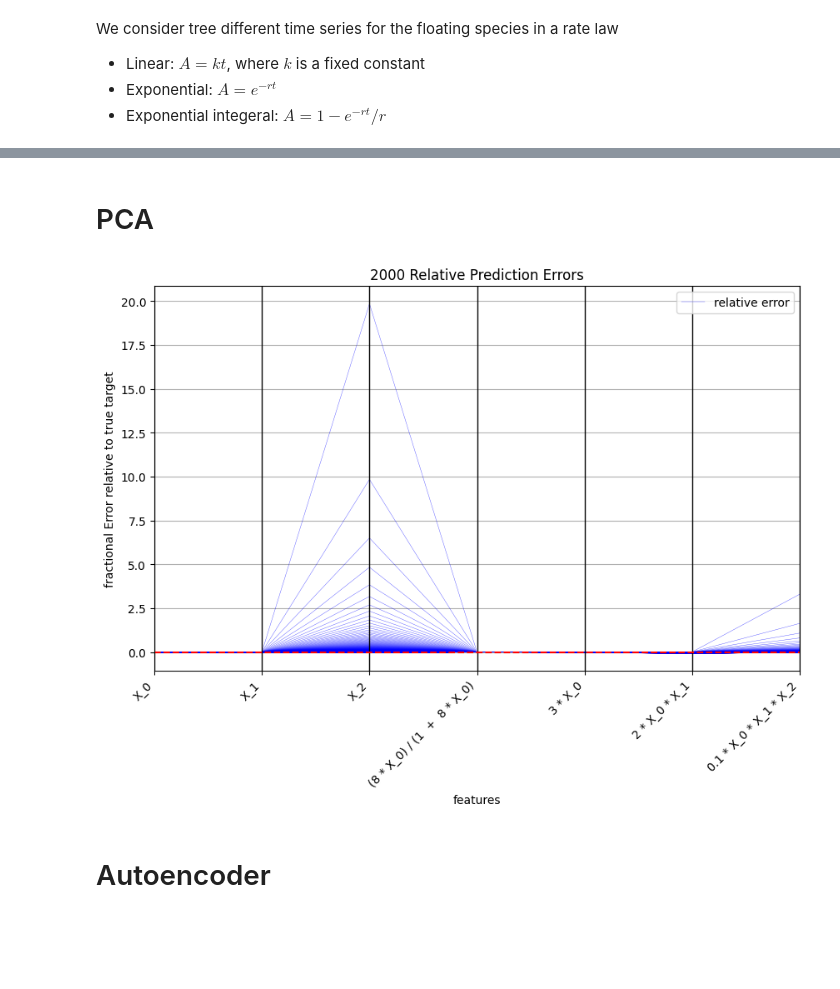
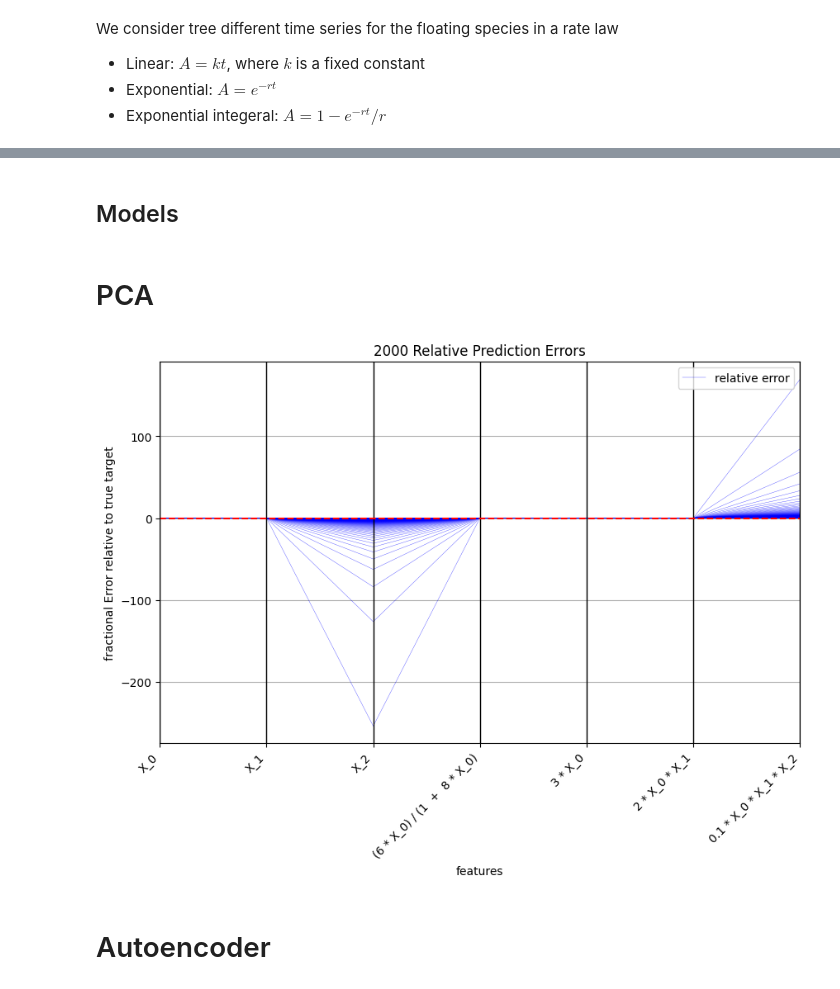
Before and after one commit to ModelEngineering/autoencodersb, a Jupyter notebook: notebooks/evaluating_autoencoders.ipynb, the cells around one changed output, grey strips where cells are left out. Drawn from its saved outputs; the diff is of its cells as text; code cells hidden in the pictures; blank space fills up the shorter version.

```diff
--- a/notebooks/evaluating_autoencoders.ipynb
+++ b/notebooks/evaluating_autoencoders.ipynb
@@ -63,0 +103,2 @@ TRAIN_DL = GENERATOR_TRAIN.data_dl
+# %% [markdown]
+## Models
@@ -64,11 +108,11 @@ TRAIN_DL = GENERATOR_TRAIN.data_dl
 # %% [markdown]
 # PCA
 # %%
-pca_rnr = ModelRunnerPCA(n_components=2)
+pca_rnr = ModelRunnerPCA(n_components=1)
 runner_result = pca_rnr.fit(GENERATOR_TRAIN.data_dl)
 pca_rnr.plotEvaluate(GENERATOR_TRAIN.data_dl)
 # %% [output]
-[figure, old version]
+[figure, new version]
 # %% [markdown]
 # Autoencoder
 # %%
```
Also changed, not shown: parts of 25 cells of this notebook, 15 other files.
